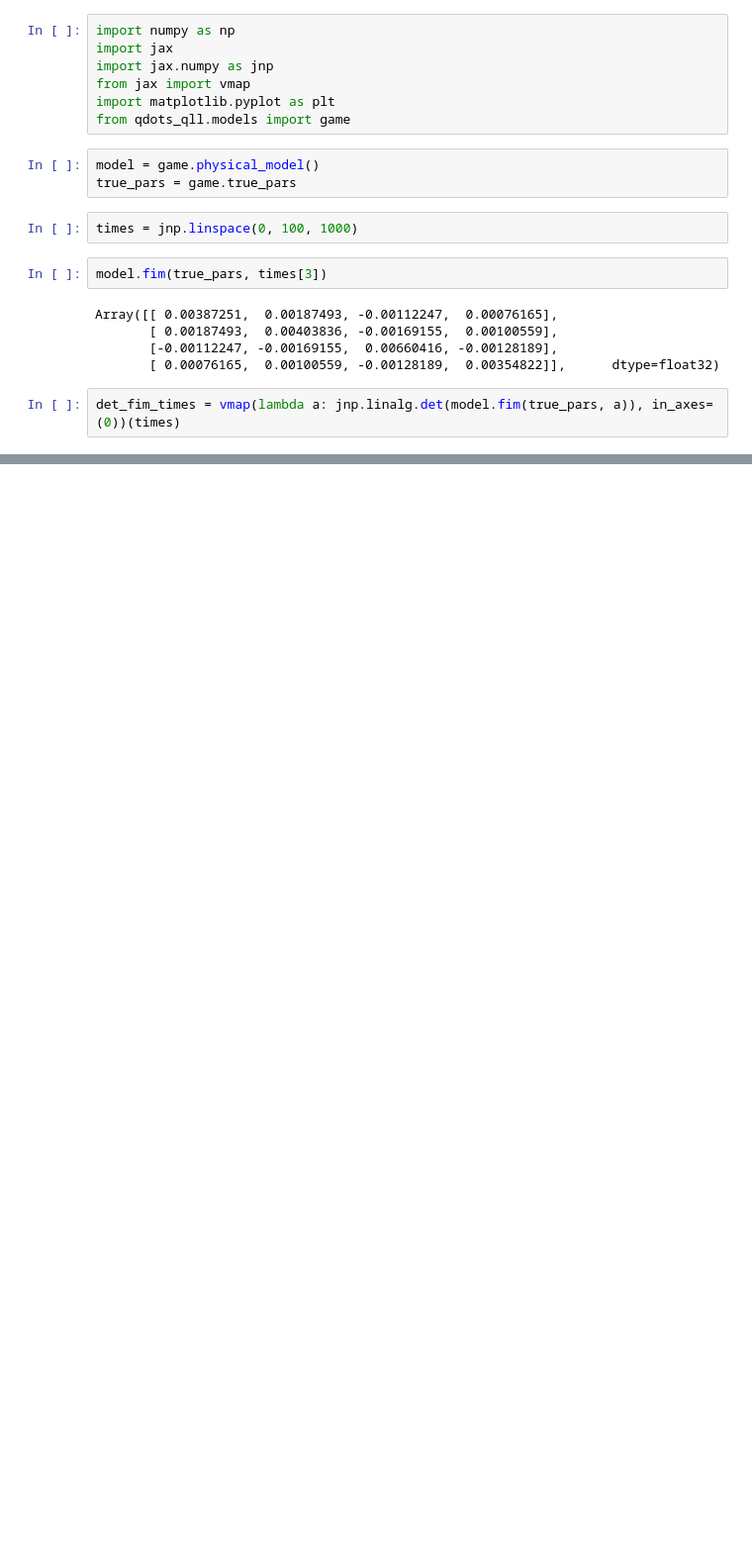
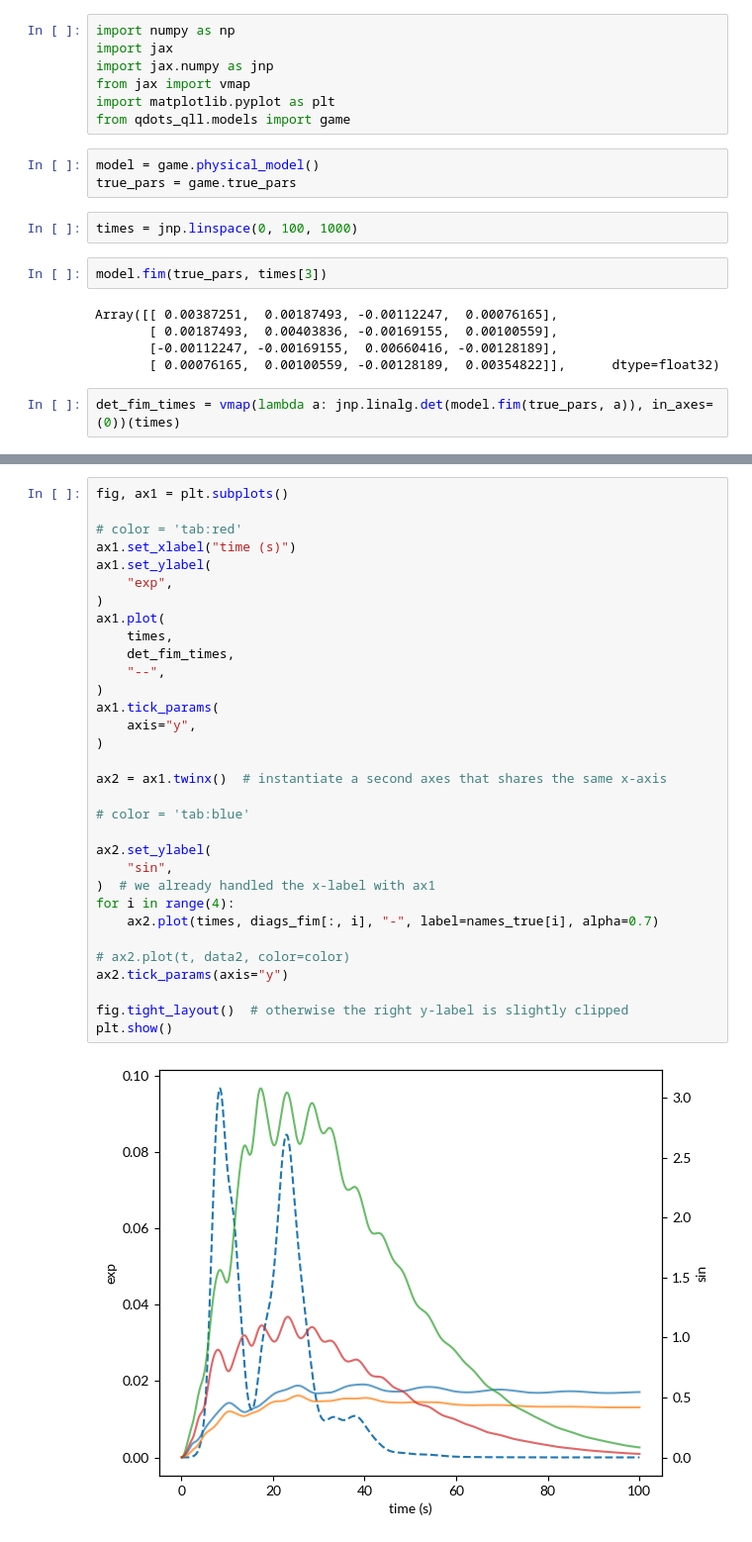
Before and after one commit to Rumoa/qll_qdots, a Jupyter notebook: data_analysis/analysis_of_det_fisher.ipynb, the cells around one changed output, grey strips where cells are left out. Shown at 99% size. Saved outputs shown, nothing was run; the diff lists cells and outputs as text; blank space fills up the shorter version.

Commit message:
More data analysis

```diff
--- a/data_analysis/analysis_of_det_fisher.ipynb
+++ b/data_analysis/analysis_of_det_fisher.ipynb
@@ -38,0 +81,34 @@ plt.show()
+# %%
+fig, ax1 = plt.subplots()
+
+# color = 'tab:red'
+ax1.set_xlabel("time (s)")
+ax1.set_ylabel(
+    "exp",
+)
+ax1.plot(
+    times,
+    det_fim_times,
+    "--",
+)
+ax1.tick_params(
+    axis="y",
+)
+
+ax2 = ax1.twinx()  # instantiate a second axes that shares the same x-axis
+
+# color = 'tab:blue'
+
+ax2.set_ylabel(
+    "sin",
+)  # we already handled the x-label with ax1
+for i in range(4):
+    ax2.plot(times, diags_fim[:, i], "-", label=names_true[i], alpha=0.7)
+
+# ax2.plot(t, data2, color=color)
+ax2.tick_params(axis="y")
+
+fig.tight_layout()  # otherwise the right y-label is slightly clipped
+plt.show()
+# %% [output]
+[figure, added]
```
Also changed, not shown: parts of 4 cells of this notebook, 6 other files.
